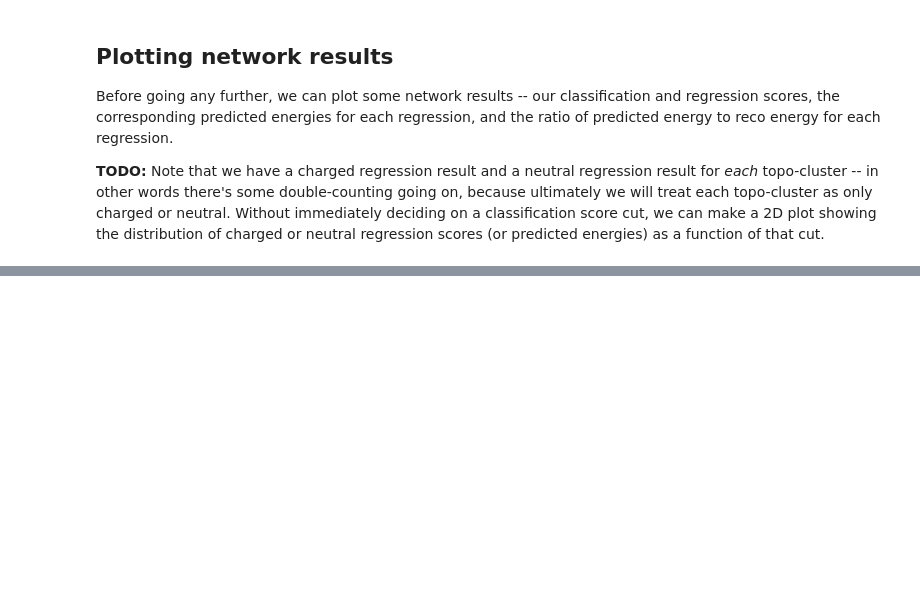
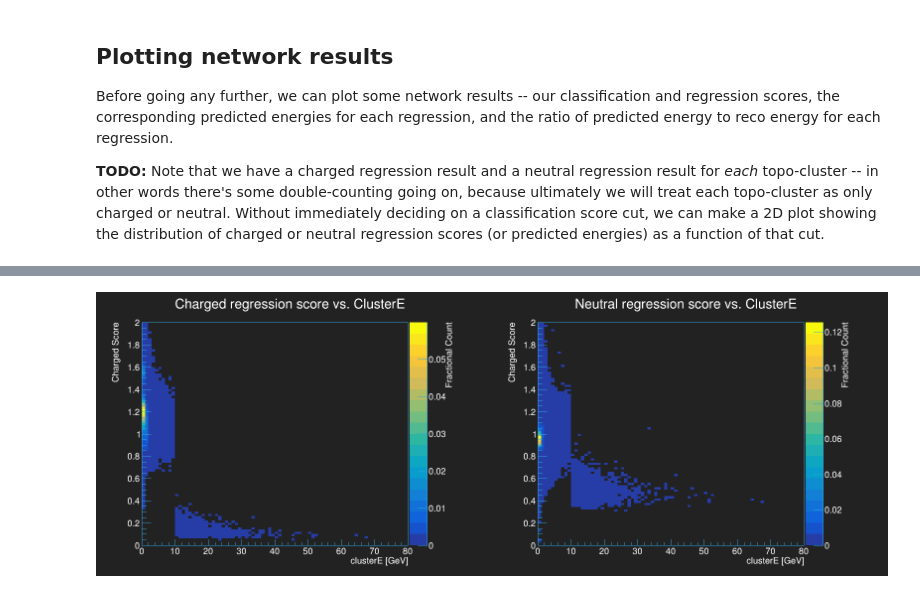
Before and after one commit to atlas-calo-ml/caloml-atlas, a Jupyter notebook: jets/jet.ipynb, the cells around one changed output, grey strips where cells are left out. Saved outputs shown, nothing was run; the diff lists cells and outputs as text; code cells hidden in the pictures; blank space fills up the shorter version.

```diff
--- a/jets/jet.ipynb
+++ b/jets/jet.ipynb
@@ -364,3 +455,38 @@ pdata[predicted_energy_key] = clusterE_pred
+# %%
+c = rt.TCanvas(qu.RN(),'',1600,600)
+c.Divide(2,1)
+binning = (80,0.,80.,100,0.,2.)
+hists = []
+
+c.cd(1)
+h = rt.TH2F(qu.RN(),'Charged regression score vs. ClusterE;clusterE [GeV];Charged Score;Fractional Count', *binning)
+
+n = len(regression_scores['charged'])
+clusterE = pdata['clusterE'].to_numpy()
+for i in range(n):
+    h.Fill(clusterE[i], regression_scores['charged'][i])
+
+h.Scale(1./h.Integral())
+h.Draw('COLZ')
+rt.gPad.SetRightMargin(0.2)
+hists.append(h)
+
+c.cd(2)
+h = rt.TH2F(qu.RN(),'Neutral regression score vs. ClusterE;clusterE [GeV];Charged Score;Fractional Count', *binning)
+n = len(regression_scores['charged'])
+clusterE = pdata['clusterE'].to_numpy()
+for i in range(n):
+    h.Fill(clusterE[i], regression_scores['neutral'][i])
+
+h.Scale(1./h.Integral())
+h.Draw('COLZ')
+rt.gPad.SetRightMargin(0.2)
+hists.append(h)
+
+c.Draw()
+c.SaveAs('scores_vs_energy_{}.png'.format(score_cut_string))
+# %% [output]
+[figure, added]
 # %% [markdown]
 ## Jet clustering
 
```
Also changed, not shown: parts of 55 cells of this notebook, 6 other files.
